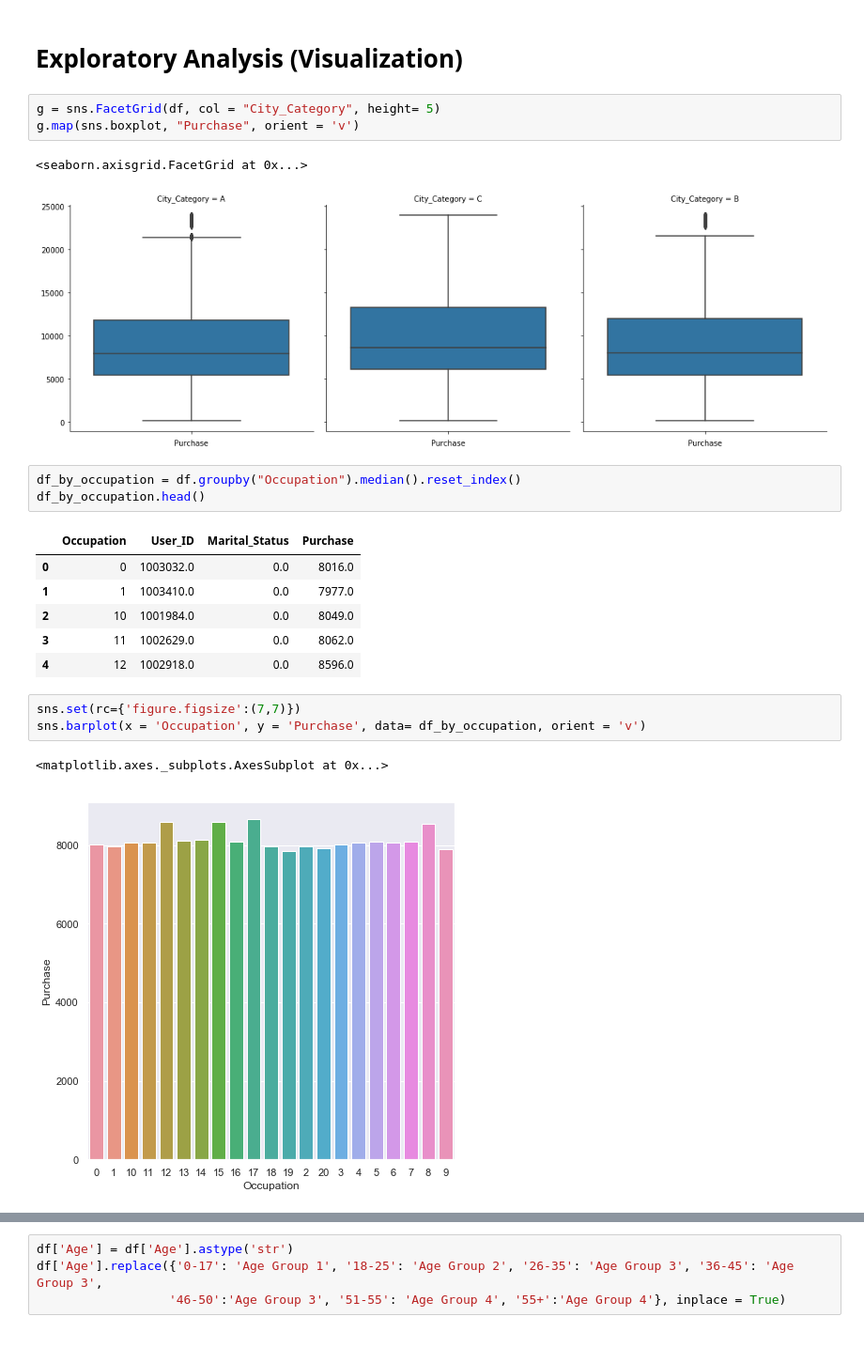
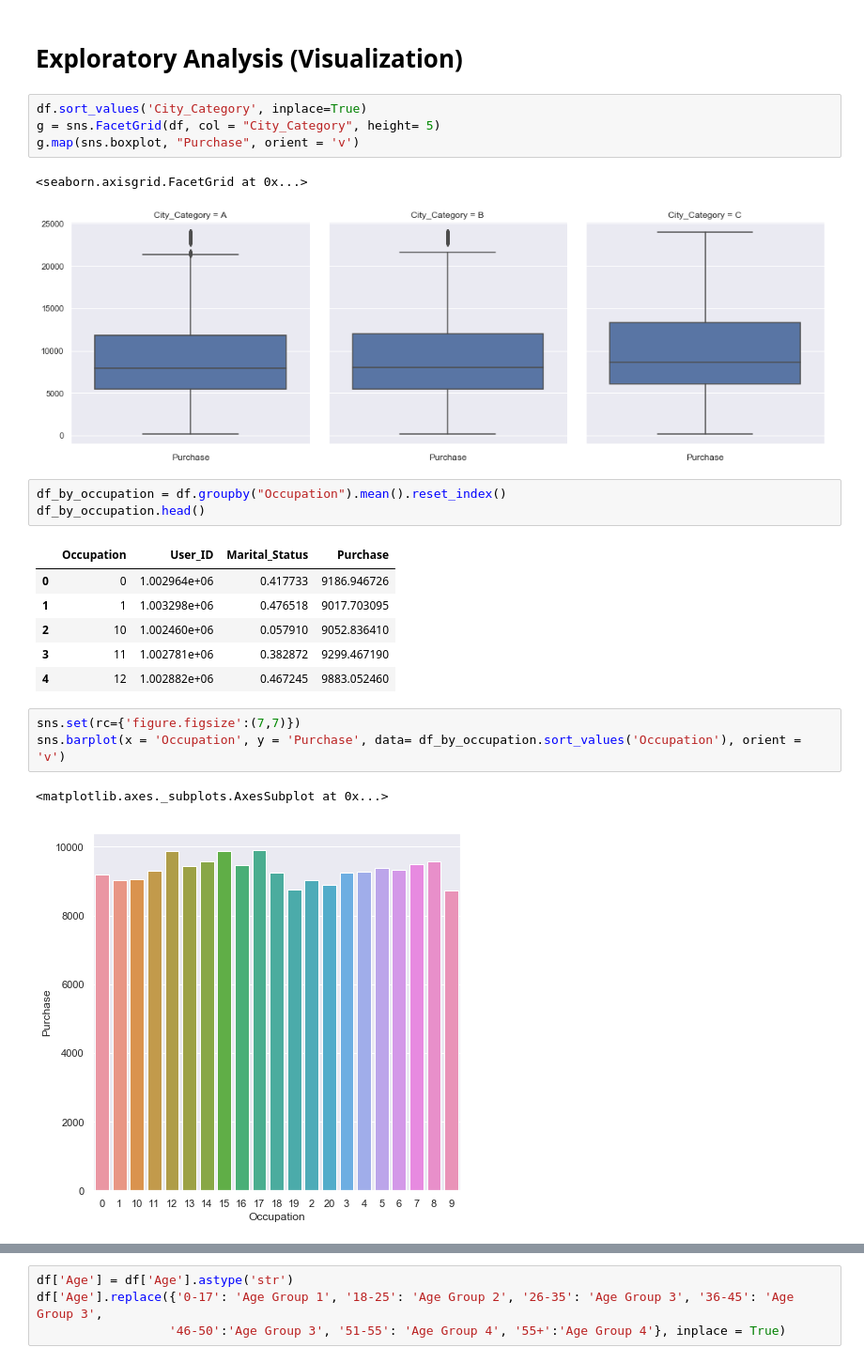
Before and after one commit to DishantBhatt/BlackFridaySales, a Jupyter notebook: BlackFridayAnalysis.ipynb, the cells around one changed output, grey strips where cells are left out. Shown: that part at 94% size. Cells and saved outputs as stored; diff of their text form.

```diff
--- a/BlackFridayAnalysis.ipynb
+++ b/BlackFridayAnalysis.ipynb
@@ -24,24 +24,25 @@ df["Stay_In_Current_City_Years"] = df['Stay_In_Current_City_Years'].astype('obje
 # %% [markdown]
 # Exploratory Analysis (Visualization)
 # %%
+df.sort_values('City_Category', inplace=True)
 g = sns.FacetGrid(df, col = "City_Category", height= 5)
 g.map(sns.boxplot, "Purchase", orient = 'v')
 # %% [output]
 <seaborn.axisgrid.FacetGrid at 0x...>
-[figure, old version]
+[figure, new version]
 # %%
-df_by_occupation = df.groupby("Occupation").median().reset_index()
+df_by_occupation = df.groupby("Occupation").mean().reset_index()
 df_by_occupation.head()
 # %% [output]
 |  | Occupation | User_ID | Marital_Status | Purchase |
-| 0 | 0 | 1003032.0 | 0.0 | 8016.0 |
-| 1 | 1 | 1003410.0 | 0.0 | 7977.0 |
-| 2 | 10 | 1001984.0 | 0.0 | 8049.0 |
-| 3 | 11 | 1002629.0 | 0.0 | 8062.0 |
-| 4 | 12 | 1002918.0 | 0.0 | 8596.0 |
+| 0 | 0 | 1.002964e+06 | 0.417733 | 9186.946726 |
+| 1 | 1 | 1.003298e+06 | 0.476518 | 9017.703095 |
+| 2 | 10 | 1.002460e+06 | 0.057910 | 9052.836410 |
+| 3 | 11 | 1.002781e+06 | 0.382872 | 9299.467190 |
+| 4 | 12 | 1.002882e+06 | 0.467245 | 9883.052460 |
 # %%
 sns.set(rc={'figure.figsize':(7,7)})
-sns.barplot(x = 'Occupation', y = 'Purchase', data= df_by_occupation, orient = 'v')
+sns.barplot(x = 'Occupation', y = 'Purchase', data= df_by_occupation.sort_values('Occupation'), orient = 'v')
 # %% [output]
 <matplotlib.axes._subplots.AxesSubplot at 0x...>
-[figure, old version]
+[figure, new version]
```
Also changed, not shown: parts of 6 cells of this notebook.
